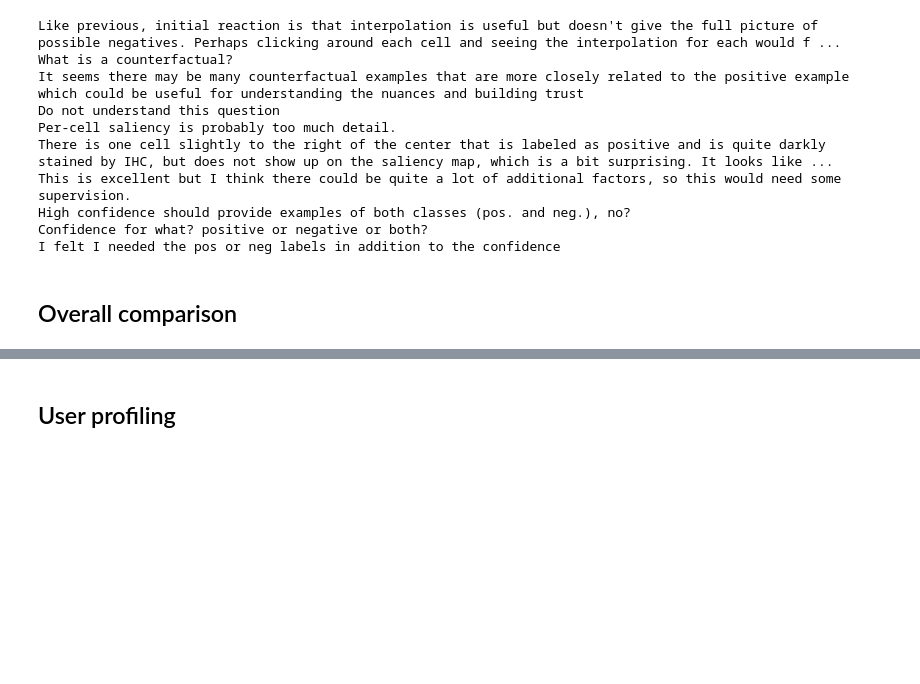
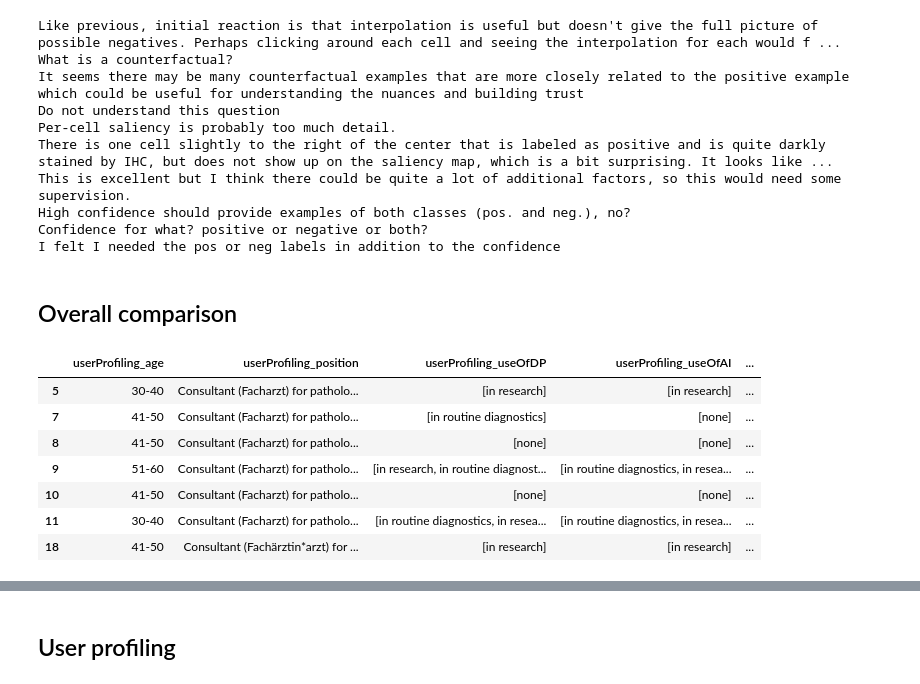
Before and after one commit to theodore-evans/xai-in-digital-pathology, a Jupyter notebook: DataProcessing/data_processing.ipynb, the cells around one changed output, grey strips where cells are left out. Drawn from its saved outputs; the diff is of its cells as text; code cells hidden in the pictures; blank space fills up the shorter version.

```diff
--- a/DataProcessing/data_processing.ipynb
+++ b/DataProcessing/data_processing.ipynb
@@ -52,7 +52,7 @@ instance_identifiers = {
     "Saliency Maps: Local": "saliencyMaps_localSaliency",
     "Saliency Maps: Global": "saliencyMaps_globalSaliency",
     "Concept Attribution: Text": "conceptAttribution_textAttributes",
-    "Prototypes": "prototypes_prototypes",
+    "Prototypes: Highest confidence": "prototypes_prototypes",
     "Trust Scores: Borderline Cases": "trustScores_borderlineCases",
 }
 
@@ -63,7 +63,7 @@ for name, id_ in instance_identifiers.items():
     result_dataframes[name].columns = fields
 
     comments_column = f"{id_}_comments"
-    if comments_column in df.columns :
+    if comments_column in df.columns:
         comments[name] = df[[comments_column]].dropna().values.squeeze(axis=1).tolist()
     else:
         comments[name] = []
@@ -174,7 +174,7 @@ def stackedBarChartDF(
                 width=0.8,
                 marker_color=palette[num],
                 # legendrank=rating,
-                showlegend=False
+                showlegend=False,
             )  # type: ignore
         )
 
@@ -188,15 +188,15 @@ def stackedBarChartDF(
     for num in range(4, 7):
         add_bar_trace(num, lambda x: x)
 
-    for num in range(0,7):
+    for num in range(0, 7):
         fig.add_trace(
             go.Bar(
                 x=[0] * 7,
                 y=labels,
                 orientation="h",
                 name=category_order[num],
-                marker_color=palette[num]
-            ) # type: ignore
+                marker_color=palette[num],
+            )  # type: ignore
         )
     fig.update_layout(
         barmode="relative",
@@ -210,7 +210,7 @@ def stackedBarChartDF(
             y=-0.4,
             xanchor="center",
             x=0.5,
-            )
+        ),
     )
     fig.show()
 
@@ -300 +336,12 @@ boxPlotDF(full_df, "Comparison of Annotation Average", plotly.colors.qualitative
+# %%
+full_df[full_df.userProfiling_position.str.startswith("Consultant")]
+# %% [output]
+|  | userProfiling_age | userProfiling_position | userProfiling_useOfDP | userProfiling_useOfAI | ... |
+| 5 | 30-40 | Consultant (Facharzt) for patholo... | [in research] | [in research] | ... |
+| 7 | 41-50 | Consultant (Facharzt) for patholo... | [in routine diagnostics] | [none] | ... |
+| 8 | 41-50 | Consultant (Facharzt) for patholo... | [none] | [none] | ... |
+| 9 | 51-60 | Consultant (Facharzt) for patholo... | [in research, in routine diagnost... | [in routine diagnostics, in resea... | ... |
+| 10 | 41-50 | Consultant (Facharzt) for patholo... | [none] | [none] | ... |
+| 11 | 30-40 | Consultant (Facharzt) for patholo... | [in routine diagnostics, in resea... | [in routine diagnostics, in resea... | ... |
+| 18 | 41-50 | Consultant (Fachärztin*arzt) for ... | [in research] | [in research] | ... |
 # %%
```
Also changed, not shown: parts of 3 cells of this notebook, 1 other file.
